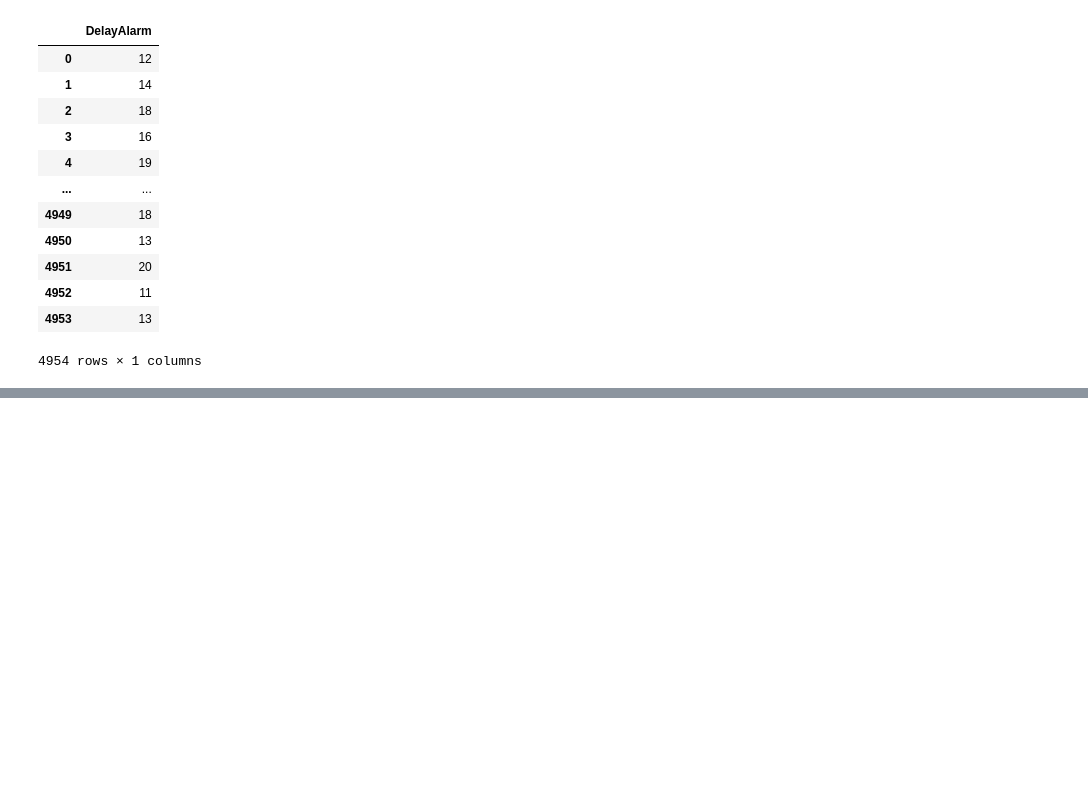
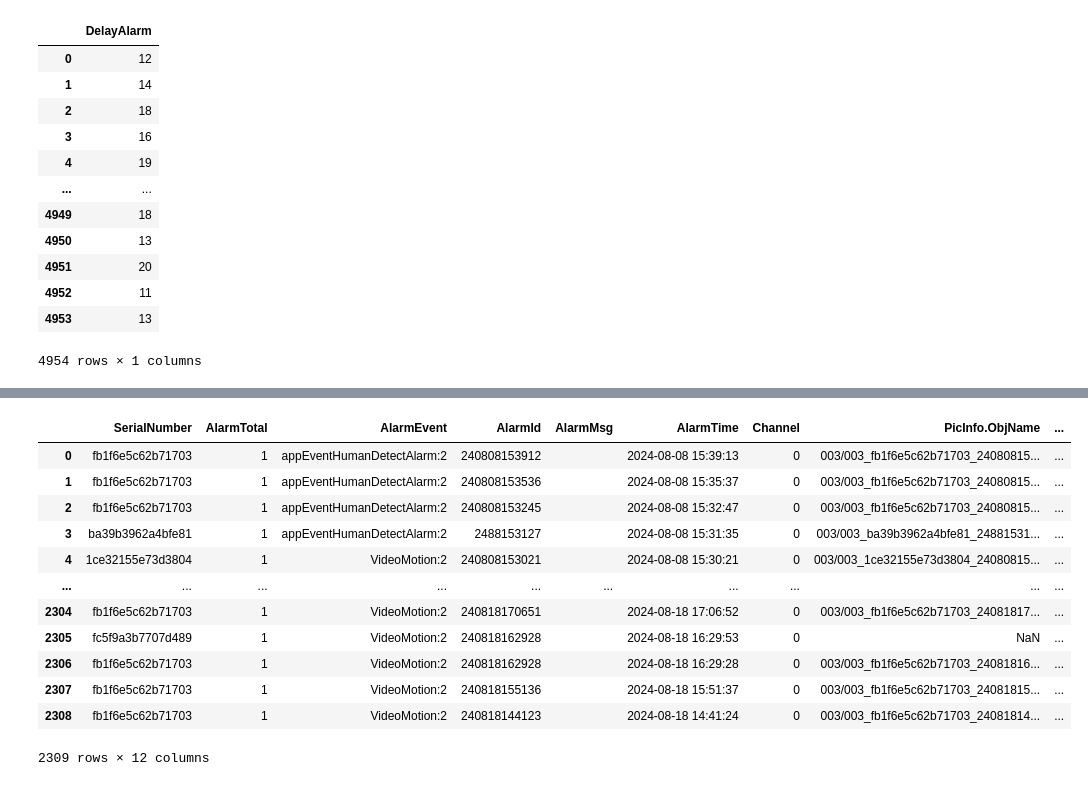
Before and after one commit to Tran-Long-Vu/Superset-Log-Scripts, a Jupyter notebook: test_v3.ipynb, the cells around one changed output, grey strips where cells are left out. Cells and saved outputs as stored; diff of their text form; code cells hidden in the pictures; blank space fills up the shorter version.

Commit message:
updated log_script.py for null values

```diff
--- a/test_v3.ipynb
+++ b/test_v3.ipynb
@@ -709,40 +745,6 @@ def get_response_alarm(log):
                         meta = ['SerialNumber','AlarmTotal']
                     )
                     return df
-                else:
-                    return pd.DataFrame({
-                            'SerialNumber': ['Not Found'],
-                            'AlarmTotal': ['Not Found'],
-
-                            'AlarmEvent': ['Not Found'],
-                            'AlarmId': ['Not Found'],
-                            'AlarmMsg': ['Not Found'],
-                            'AlarmTime': ['Not Found'],
-                            'Channel': ['Not Found'],
-
-                            'PicInfo.ObjName': ['Not Found'],
-                            'PicInfo.ObjSize': ['Not Found'],
-                            'PicInfo.StorageBucket': ['Not Found'],
-                            'VideoInfo.VideoLength': ['Not Found'],
-                            'PicErr': ['Not Found'],
-                            })
-        else:
-            return pd.DataFrame({
-                        'SerialNumber': ['Not Found'],
-                        'AlarmTotal': ['Not Found'],
-
-                        'AlarmEvent': ['Not Found'],
-                        'AlarmId': ['Not Found'],
-                        'AlarmMsg': ['Not Found'],
-                        'AlarmTime': ['Not Found'],
-                        'Channel': ['Not Found'],
-
-                        'PicInfo.ObjName': ['Not Found'],
-                        'PicInfo.ObjSize': ['Not Found'],
-                        'PicInfo.StorageBucket': ['Not Found'],
-                        'VideoInfo.VideoLength': ['Not Found'],
-                        'PicErr': ['Not Found'],
-                        })
 # %%
 def fetch_response():
 
@@ -771,0 +788,20 @@ final_response_event_df.to_csv('./csv_output/alarm_response_v3.csv', index=False
+# %%
+# drop columns.
+# keep null
+# remove dump data
+# drop alarm msg
+final_response_event_df
+# %% [output]
+|  | SerialNumber | AlarmTotal | AlarmEvent | AlarmId | AlarmMsg | AlarmTime | Channel | PicInfo.ObjName | ... |
+| 0 | fb1f6e5c62b71703 | 1 | appEventHumanDetectAlarm:2 | 240808153912 |  | 2024-08-08 15:39:13 | 0 | 003/003_fb1f6e5c62b71703_24080815... | ... |
+| 1 | fb1f6e5c62b71703 | 1 | appEventHumanDetectAlarm:2 | 240808153536 |  | 2024-08-08 15:35:37 | 0 | 003/003_fb1f6e5c62b71703_24080815... | ... |
+| 2 | fb1f6e5c62b71703 | 1 | appEventHumanDetectAlarm:2 | 240808153245 |  | 2024-08-08 15:32:47 | 0 | 003/003_fb1f6e5c62b71703_24080815... | ... |
+| 3 | ba39b3962a4bfe81 | 1 | appEventHumanDetectAlarm:2 | 2488153127 |  | 2024-08-08 15:31:35 | 0 | 003/003_ba39b3962a4bfe81_24881531... | ... |
+| 4 | 1ce32155e73d3804 | 1 | VideoMotion:2 | 240808153021 |  | 2024-08-08 15:30:21 | 0 | 003/003_1ce32155e73d3804_24080815... | ... |
+| ... | ... | ... | ... | ... | ... | ... | ... | ... | ... |
+| 2304 | fb1f6e5c62b71703 | 1 | VideoMotion:2 | 240818170651 |  | 2024-08-18 17:06:52 | 0 | 003/003_fb1f6e5c62b71703_24081817... | ... |
+| 2305 | fc5f9a3b7707d489 | 1 | VideoMotion:2 | 240818162928 |  | 2024-08-18 16:29:53 | 0 | NaN | ... |
+| 2306 | fb1f6e5c62b71703 | 1 | VideoMotion:2 | 240818162928 |  | 2024-08-18 16:29:28 | 0 | 003/003_fb1f6e5c62b71703_24081816... | ... |
+| 2307 | fb1f6e5c62b71703 | 1 | VideoMotion:2 | 240818155136 |  | 2024-08-18 15:51:37 | 0 | 003/003_fb1f6e5c62b71703_24081815... | ... |
+| 2308 | fb1f6e5c62b71703 | 1 | VideoMotion:2 | 240818144123 |  | 2024-08-18 14:41:24 | 0 | 003/003_fb1f6e5c62b71703_24081814... | ... |
+2309 rows × 12 columns
```
Also changed, not shown: parts of 5 cells of this notebook, 6 other files.
